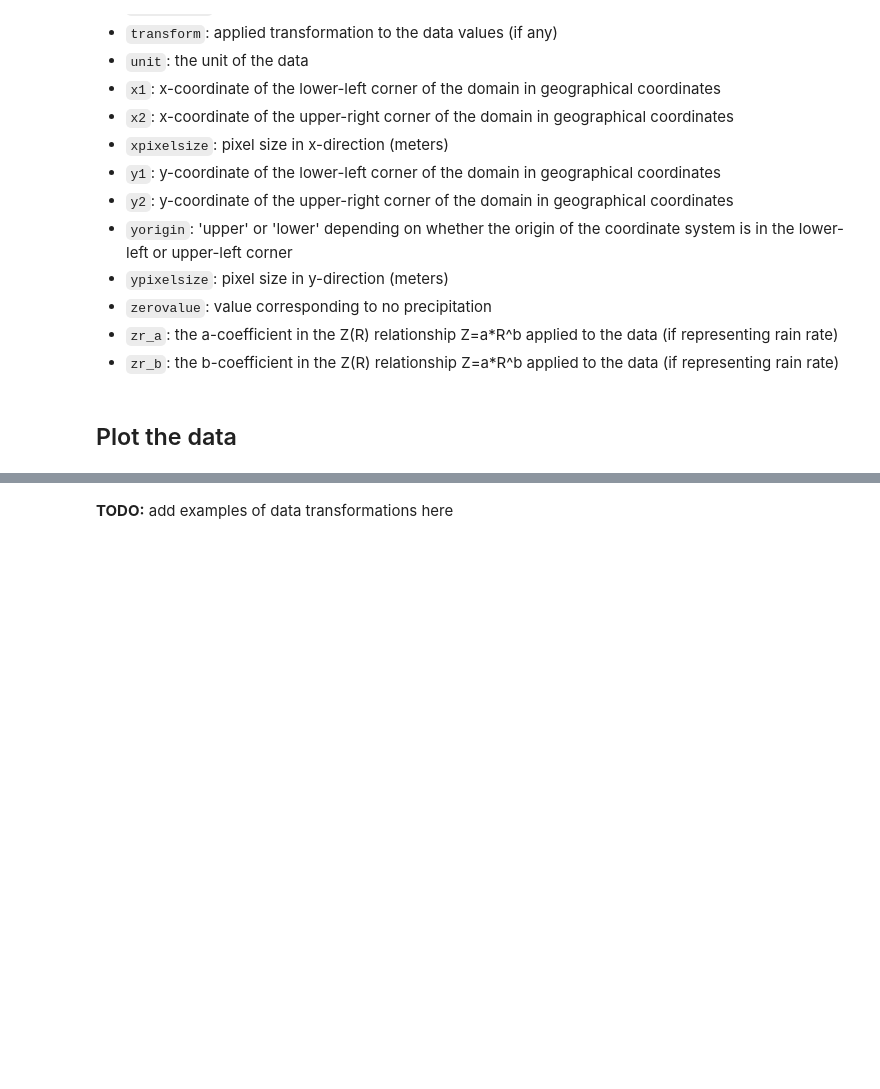
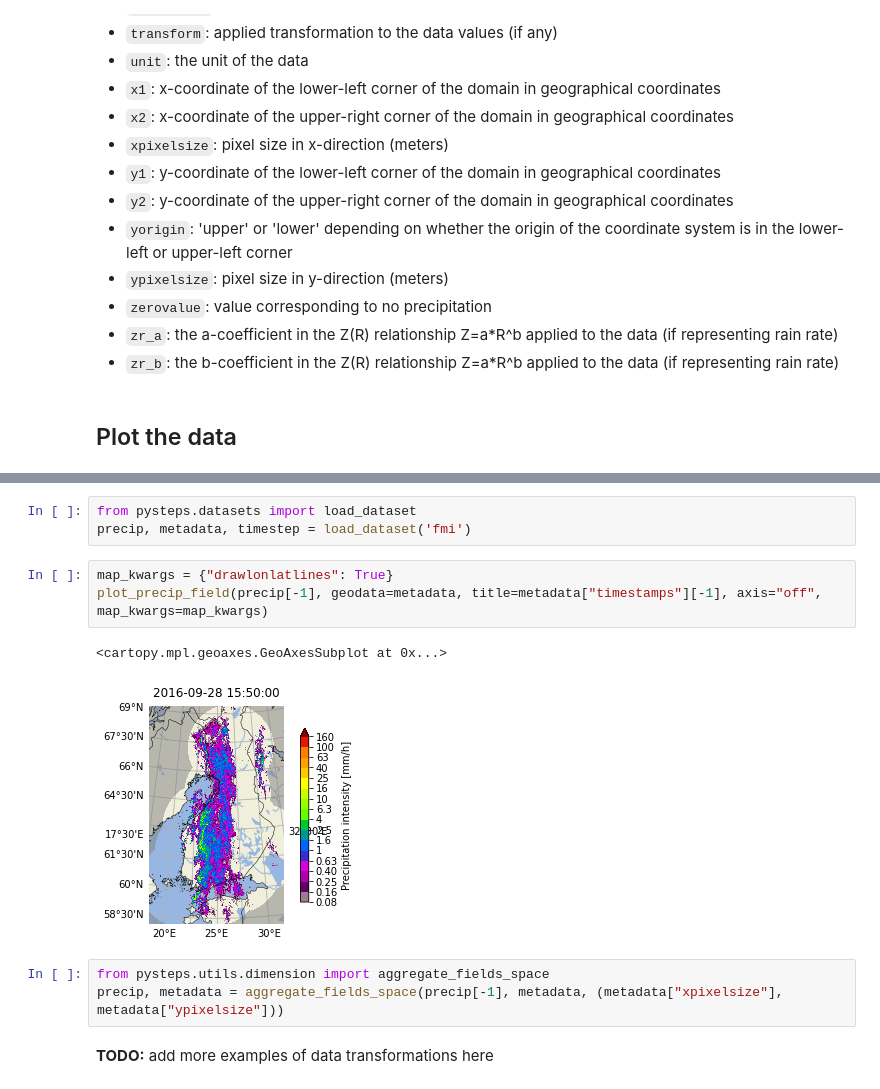
Before and after one commit to pySTEPS/ERAD-nowcasting-course-2022, a Jupyter notebook: hands-on-session-users/notebooks/block_02_input_data.ipynb, the cells around one changed output, grey strips where cells are left out. Saved outputs shown, nothing was run; the diff lists cells and outputs as text; blank space fills up the shorter version.

```diff
--- a/hands-on-session-users/notebooks/block_02_input_data.ipynb
+++ b/hands-on-session-users/notebooks/block_02_input_data.ipynb
@@ -111,2 +115,14 @@ plot_precip_field(precip[-1], geodata=metadata, title="BOM-RF3", axis="off", col
+# %%
+from pysteps.datasets import load_dataset
+precip, metadata, timestep = load_dataset('fmi')
+# %%
+map_kwargs = {"drawlonlatlines": True}
+plot_precip_field(precip[-1], geodata=metadata, title=metadata["timestamps"][-1], axis="off", map_kwargs=map_kwargs)
+# %% [output]
+<cartopy.mpl.geoaxes.GeoAxesSubplot at 0x...>
+[figure, added]
+# %%
+from pysteps.utils.dimension import aggregate_fields_space
+precip, metadata = aggregate_fields_space(precip[-1], metadata, (metadata["xpixelsize"], metadata["ypixelsize"]))
 # %% [markdown]
-**TODO:** add examples of data transformations here
+**TODO:** add more examples of data transformations here
```
Also changed, not shown: parts of 5 cells of this notebook.
